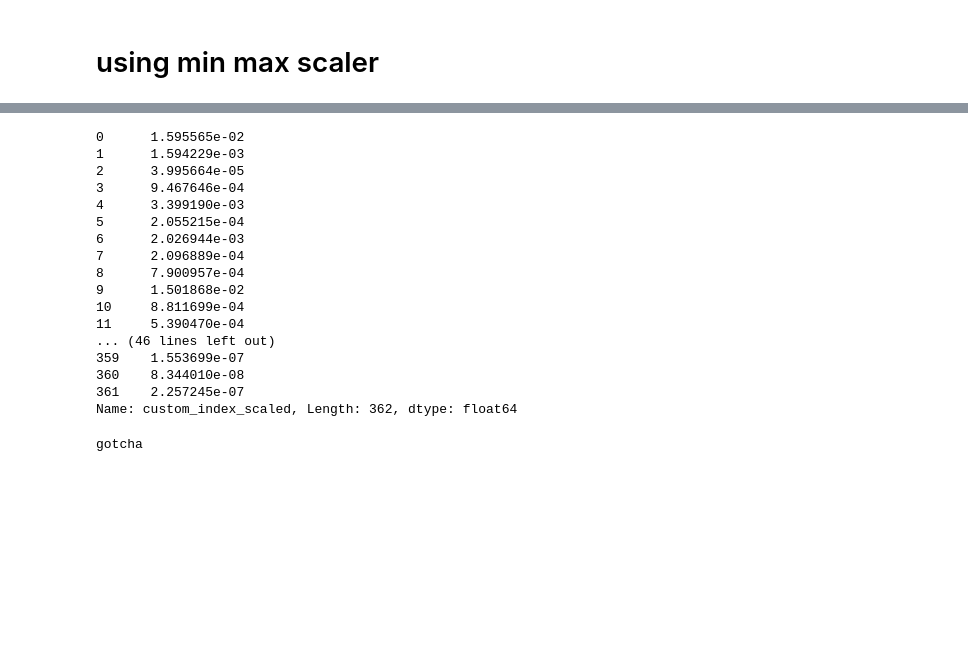
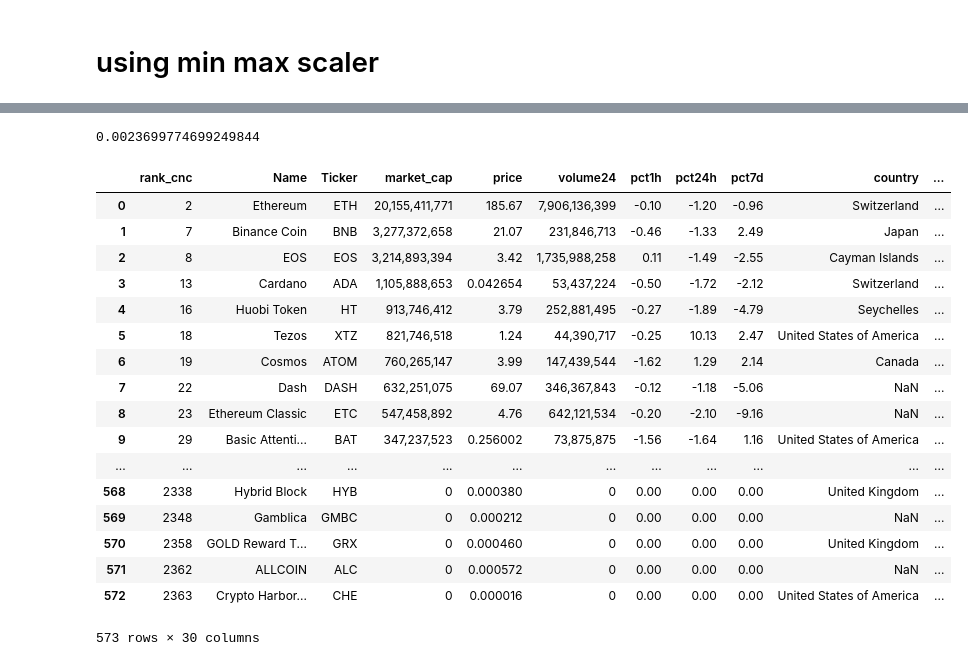
Before and after one commit to eccadena/ICO_Viability_Index, a Jupyter notebook: notebooks/libs/Eric/ready/sentiment_cmc_track_merge.ipynb, the cells around one changed output, grey strips where cells are left out. Cells and saved outputs as stored; diff of their text form; code cells hidden in the pictures; blank space fills up the shorter version.

Commit message:
success df created

```diff
--- a/notebooks/libs/Eric/ready/sentiment_cmc_track_merge.ipynb
+++ b/notebooks/libs/Eric/ready/sentiment_cmc_track_merge.ipynb
@@ -142,4 +102,4 @@ merged_df['custom_index'].min()
 # %%
 scaler = preprocessing.MinMaxScaler()
 # %%
-merged_df['custom_index_scaled'] = scaler.fit_transform(merged_df[['custom_index']])
+list3 = scaler.fit_transform(merged_df[['custom_index']])
@@ -146,20 +110,2 @@ merged_df['custom_index_scaled'] = scaler.fit_transform(merged_df[['custom_index
 # %%
-merged_df['custom_index_scaled']
+merged_df['custom_index_scaled'] = list2
-# %% [output]
-0      1.595565e-02
-1      1.594229e-03
-2      3.995664e-05
-3      9.467646e-04
-4      3.399190e-03
-5      2.055215e-04
-6      2.026944e-03
-7      2.096889e-04
-8      7.900957e-04
-9      1.501868e-02
-10     8.811699e-04
-11     5.390470e-04
-... (46 lines left out)
-359    1.553699e-07
-360    8.344010e-08
-361    2.257245e-07
-Name: custom_index_scaled, Length: 362, dtype: float64
@@ -168,15 +112,42 @@ test_scaled = merged_df['custom_index_scaled']
+# %%
+merged_df['custom_index_scaled'].mean()
+# %% [output]
+0.0023699774699249844
 # %%
 def success_of_ico(df):
+    mean = df['custom_index_scaled'].mean()
 
     for i in range(len(df)) :
-        # get the longevity of the ICO
-        if df.iloc[i] == 1:
-            print('gotcha')
+        if df.loc[i, 'custom_index_scaled'] >= mean:
+            df.loc[i, 'success'] = 1
+
         else:
-            continue
+            df.loc[i, 'success'] = 0
+
+    return df
-# %%
-success_of_ico(list)
-# %% [output]
-gotcha
+# %%
+merged_df['success'] = 0
+success_df = success_of_ico(merged_df)
+# %%
+success_df
+# %% [output]
+|  | rank_cnc | Name | Ticker | market_cap | price | volume24 | pct1h | pct24h | pct7d | country | ... |
+| 0 | 2 | Ethereum | ETH | 20,155,411,771 | 185.67 | 7,906,136,399 | -0.10 | -1.20 | -0.96 | Switzerland | ... |
+| 1 | 7 | Binance Coin | BNB | 3,277,372,658 | 21.07 | 231,846,713 | -0.46 | -1.33 | 2.49 | Japan | ... |
+| 2 | 8 | EOS | EOS | 3,214,893,394 | 3.42 | 1,735,988,258 | 0.11 | -1.49 | -2.55 | Cayman Islands | ... |
+| 3 | 13 | Cardano | ADA | 1,105,888,653 | 0.042654 | 53,437,224 | -0.50 | -1.72 | -2.12 | Switzerland | ... |
+| 4 | 16 | Huobi Token | HT | 913,746,412 | 3.79 | 252,881,495 | -0.27 | -1.89 | -4.79 | Seychelles | ... |
+| 5 | 18 | Tezos | XTZ | 821,746,518 | 1.24 | 44,390,717 | -0.25 | 10.13 | 2.47 | United States of America | ... |
+| 6 | 19 | Cosmos | ATOM | 760,265,147 | 3.99 | 147,439,544 | -1.62 | 1.29 | 2.14 | Canada | ... |
+| 7 | 22 | Dash | DASH | 632,251,075 | 69.07 | 346,367,843 | -0.12 | -1.18 | -5.06 | NaN | ... |
+| 8 | 23 | Ethereum Classic | ETC | 547,458,892 | 4.76 | 642,121,534 | -0.20 | -2.10 | -9.16 | NaN | ... |
+| 9 | 29 | Basic Attenti... | BAT | 347,237,523 | 0.256002 | 73,875,875 | -1.56 | -1.64 | 1.16 | United States of America | ... |
+| ... | ... | ... | ... | ... | ... | ... | ... | ... | ... | ... | ... |
+| 568 | 2338 | Hybrid Block | HYB | 0 | 0.000380 | 0 | 0.00 | 0.00 | 0.00 | United Kingdom | ... |
+| 569 | 2348 | Gamblica | GMBC | 0 | 0.000212 | 0 | 0.00 | 0.00 | 0.00 | NaN | ... |
+| 570 | 2358 | GOLD Reward T... | GRX | 0 | 0.000460 | 0 | 0.00 | 0.00 | 0.00 | United Kingdom | ... |
+| 571 | 2362 | ALLCOIN | ALC | 0 | 0.000572 | 0 | 0.00 | 0.00 | 0.00 | NaN | ... |
+| 572 | 2363 | Crypto Harbor... | CHE | 0 | 0.000016 | 0 | 0.00 | 0.00 | 0.00 | United States of America | ... |
+573 rows × 30 columns
 # %%
 file_path = Path("../../../../data/cleandata/sentiment_cmc_track_merge.csv")
```
Also changed, not shown: parts of 14 cells of this notebook, 1 other file.
